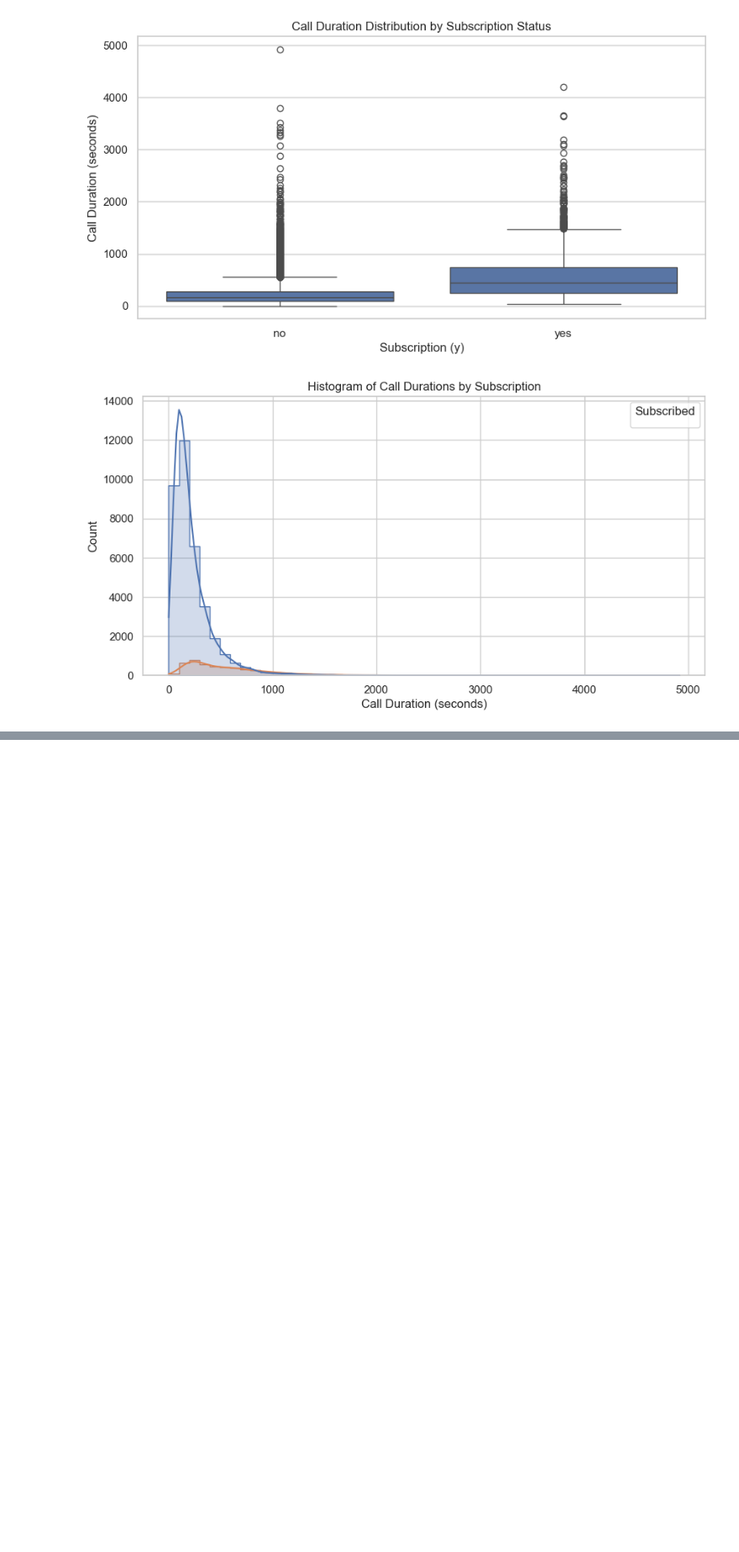
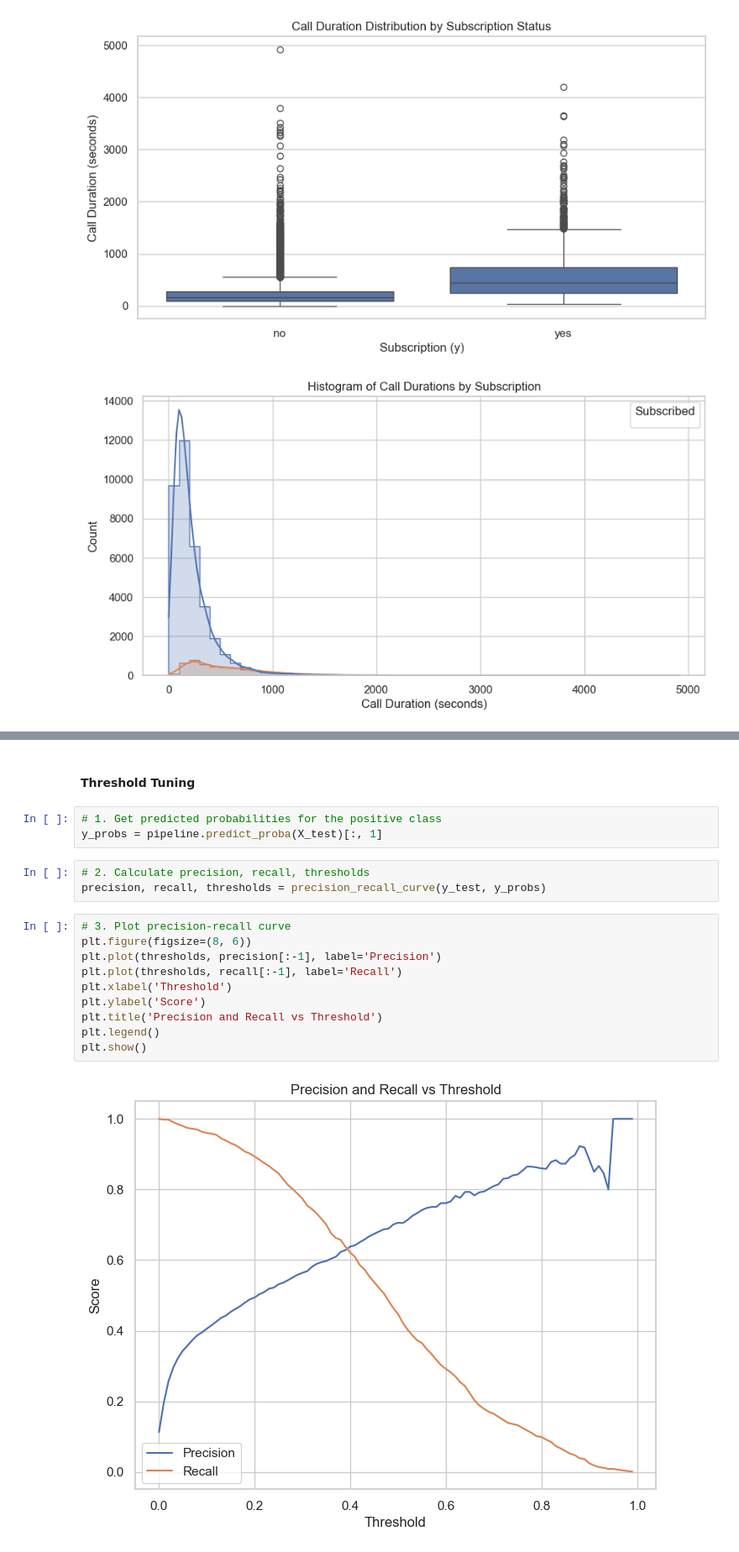
Before and after one commit to michaelodumanye/Bank-Term-Deposit-Predictor, a Jupyter notebook: notebooks/project.ipynb, the cells around one changed output, grey strips where cells are left out. Shown at 84% size. Drawn from its saved outputs; the diff is of its cells as text; blank space fills up the shorter version.

```diff
--- a/notebooks/project.ipynb
+++ b/notebooks/project.ipynb
@@ -878,0 +940,20 @@ plt.show()
+# %% [markdown]
+#### Threshold Tuning
+# %%
+# 1. Get predicted probabilities for the positive class
+y_probs = pipeline.predict_proba(X_test)[:, 1]
+# %%
+# 2. Calculate precision, recall, thresholds
+precision, recall, thresholds = precision_recall_curve(y_test, y_probs)
+# %%
+# 3. Plot precision-recall curve
+plt.figure(figsize=(8, 6))
+plt.plot(thresholds, precision[:-1], label='Precision')
+plt.plot(thresholds, recall[:-1], label='Recall')
+plt.xlabel('Threshold')
+plt.ylabel('Score')
+plt.title('Precision and Recall vs Threshold')
+plt.legend()
+plt.show()
+# %% [output]
+[figure, added]
```
Also changed, not shown: parts of 17 cells of this notebook, 3 other files.
